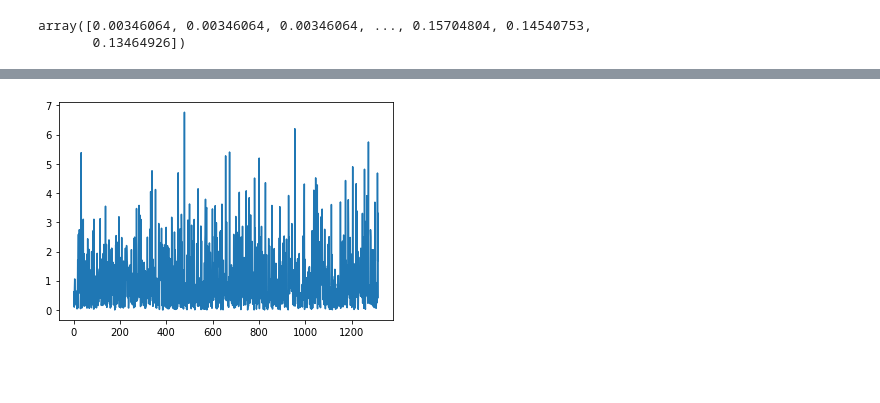
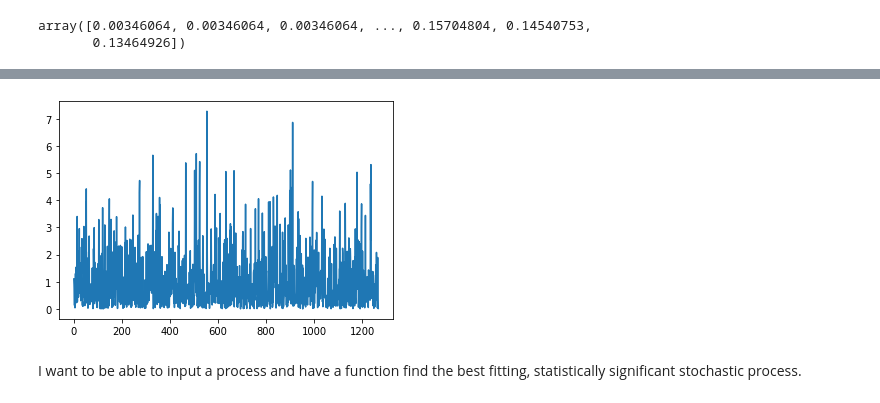
Before and after one commit to irrationomical/OOTM-Option-Pricing-with-Power-Laws-and-News, a Jupyter notebook: HawkesProcess.ipynb, the cells around one changed output, grey strips where cells are left out. Cells and saved outputs as stored; diff of their text form; code cells hidden in the pictures; blank space fills up the shorter version.

```diff
--- a/HawkesProcess.ipynb
+++ b/HawkesProcess.ipynb
@@ -1033,7 +1040,10 @@ cached 51 0.9871052191487714
 # %%
 # strange: this looks iid but the test shows autocorrelation of 1.
 
-plt.plot(residuals)
+plt.plot(residuals[0])
 plt.show()
 # %% [output]
-[figure, old version]
+[figure, new version]
+# %% [markdown]
+I want to be able to input a process and have a function
+find the best fitting, statistically significant stochastic process.
```
Also changed, not shown: parts of 8 cells of this notebook, 1 other file.
